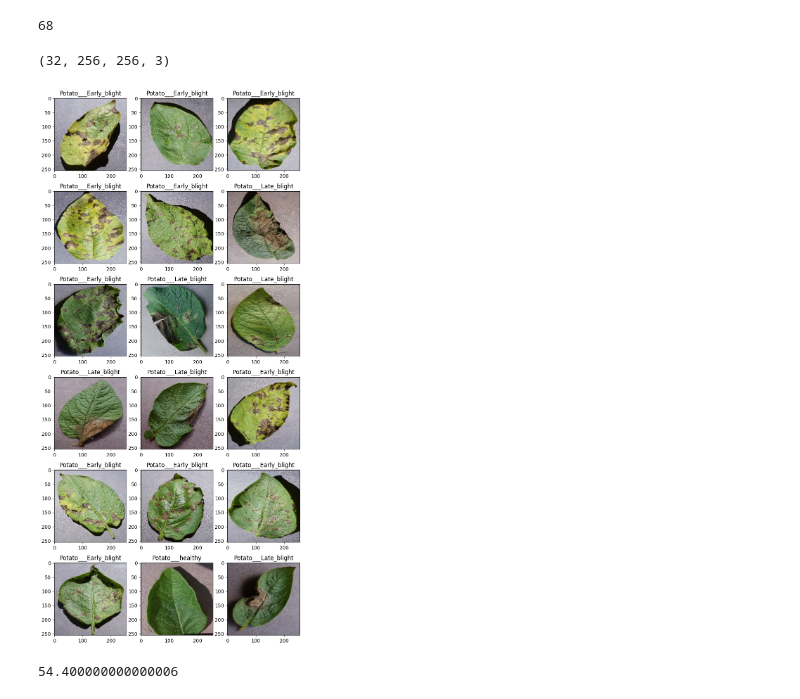
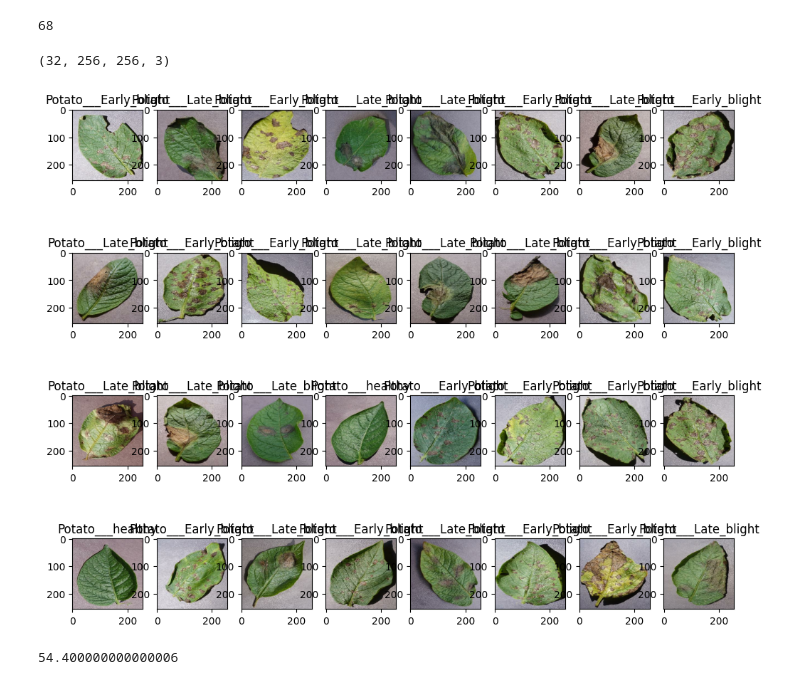
Before and after one commit to Arnav047/Leaf-Disease-Classifier, a Jupyter notebook: Potato_Disease.ipynb, the cells around one changed output. Cells and saved outputs as stored; diff of their text form; code cells hidden in the pictures.

```diff
--- a/Potato_Disease.ipynb
+++ b/Potato_Disease.ipynb
@@ -30,16 +31,16 @@ len(dataset)
 # %% [output]
 68
 # %%
-plt.figure(figsize=(9,20))
+plt.figure(figsize=(12,10))
 for image_batch, label_batch in dataset.take(1):
     print(image_batch.shape)
-    for i in range (18):
-        plt.subplot(6,3,i+1)
+    for i in range (32):
+        plt.subplot(4,8,i+1)
         plt.imshow(image_batch[i].numpy().astype("uint8"))
         plt.title(class_names[label_batch[i]])
 # %% [output]
 (32, 256, 256, 3)
-[figure, old version]
+[figure, new version]
 # %%
 train_size=0.8
 len(dataset)*train_size
```
Also changed, not shown: parts of 34 cells of this notebook, 2 other files.
